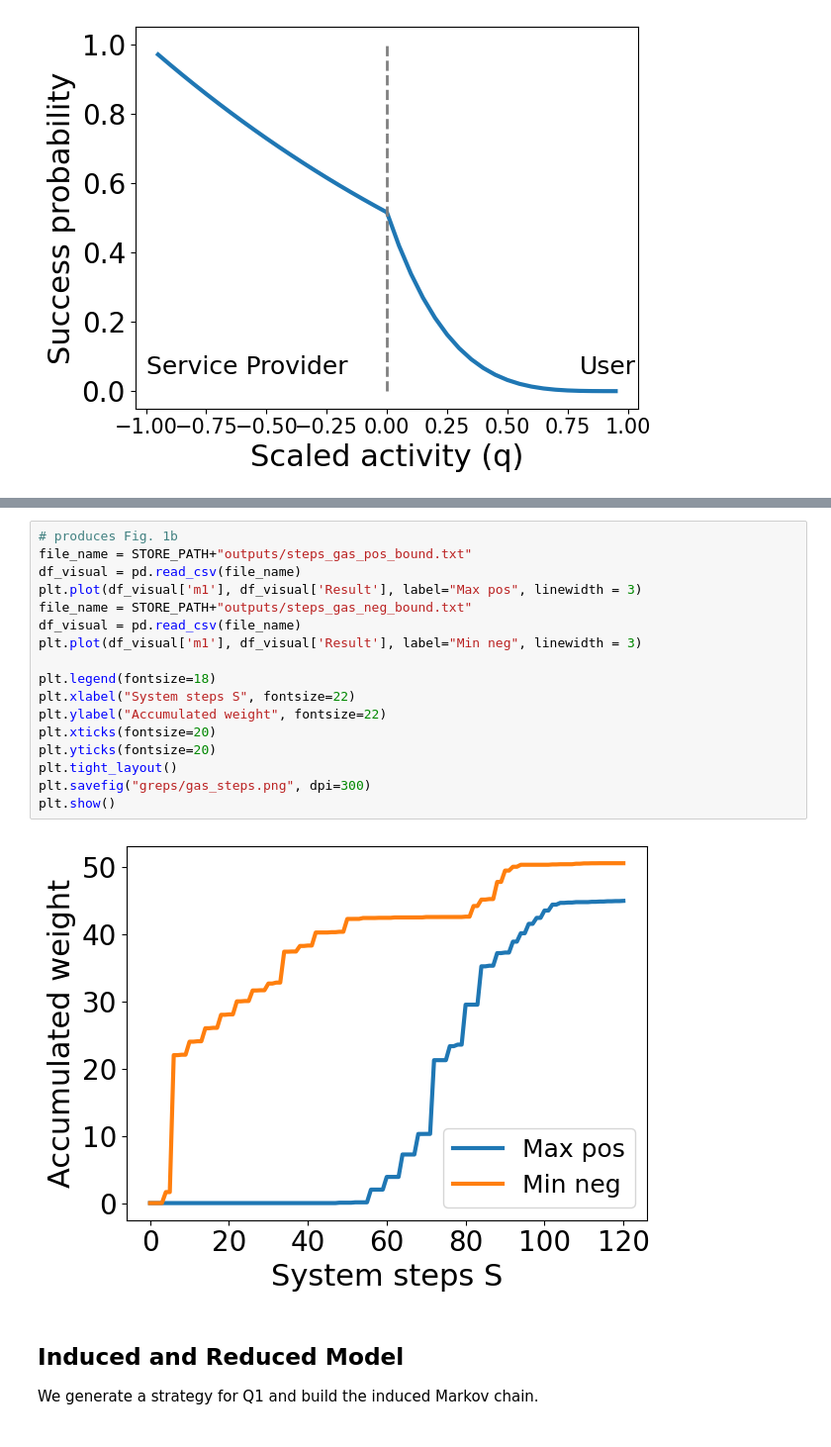
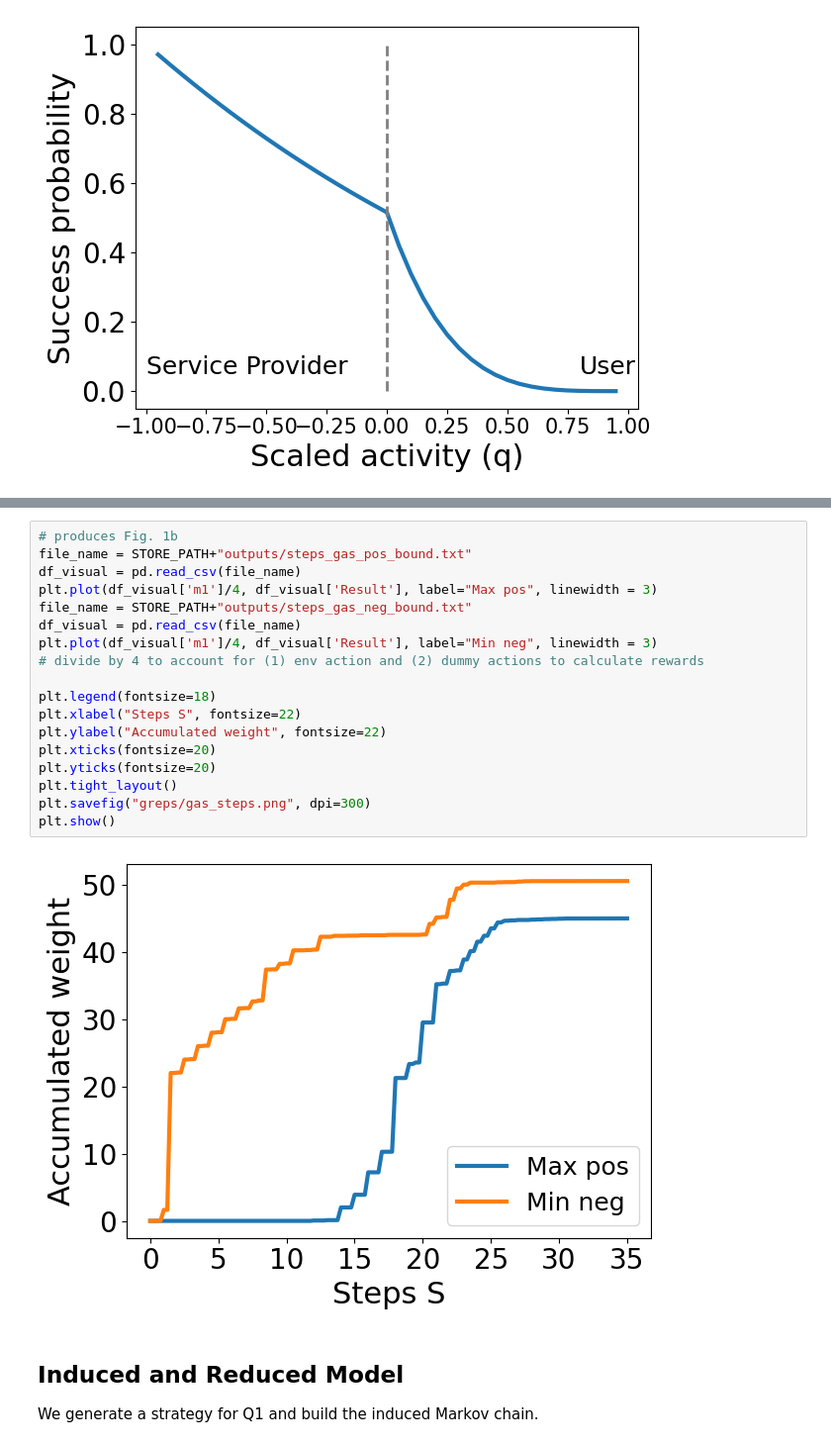
Before and after one commit to smartjourneymining/probabilistic_games, a Jupyter notebook: io_alergia_greps.ipynb, the cells around one changed output, grey strips where cells are left out. Shown: that part at 99% size. Cells and saved outputs as stored; diff of their text form.

Commit message:
adapted steps

```diff
--- a/io_alergia_greps.ipynb
+++ b/io_alergia_greps.ipynb
@@ -237,22 +237,23 @@ CompletedProcess(args=['/home/paul/Downloads/prism-games-3.2.1-linux64-x86/bin/p
 # %%
 # produces Fig. 1b
 file_name = STORE_PATH+"outputs/steps_gas_pos_bound.txt"
 df_visual = pd.read_csv(file_name)
-plt.plot(df_visual['m1'], df_visual['Result'], label="Max pos", linewidth = 3)
+plt.plot(df_visual['m1']/4, df_visual['Result'], label="Max pos", linewidth = 3)
 file_name = STORE_PATH+"outputs/steps_gas_neg_bound.txt"
 df_visual = pd.read_csv(file_name)
-plt.plot(df_visual['m1'], df_visual['Result'], label="Min neg", linewidth = 3)
+plt.plot(df_visual['m1']/4, df_visual['Result'], label="Min neg", linewidth = 3)
+# divide by 4 to account for (1) env action and (2) dummy actions to calculate rewards
 
 plt.legend(fontsize=18)
-plt.xlabel("System steps S", fontsize=22)
+plt.xlabel("Steps S", fontsize=22)
 plt.ylabel("Accumulated weight", fontsize=22)
 plt.xticks(fontsize=20)
 plt.yticks(fontsize=20)
 plt.tight_layout()
 plt.savefig("greps/gas_steps.png", dpi=300)
 plt.show()
 # %% [output]
-[figure, old version]
+[figure, new version]
 # %% [markdown]
 ## Induced and Reduced Model
 We generate a strategy for Q1 and build the induced Markov chain.
```
Also changed, not shown: parts of 5 cells of this notebook, 4 other files.
